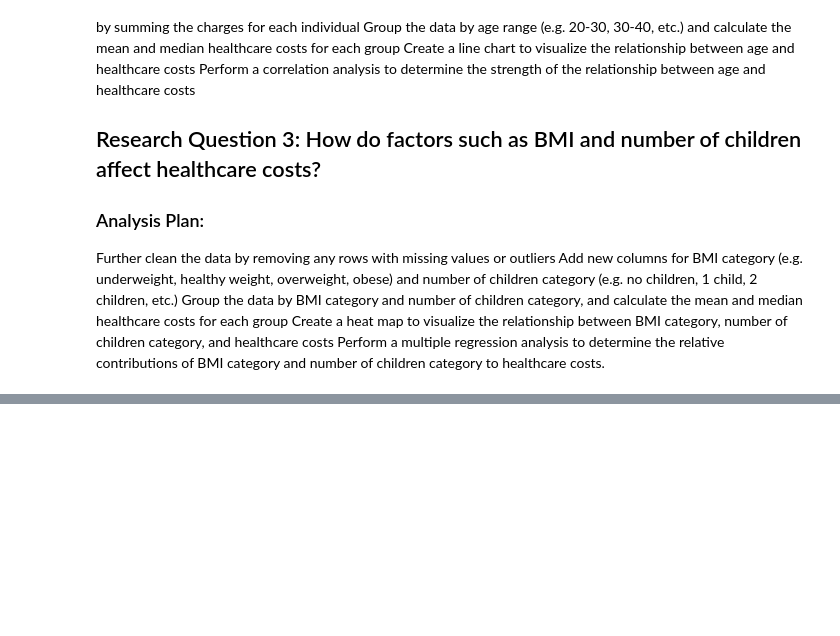
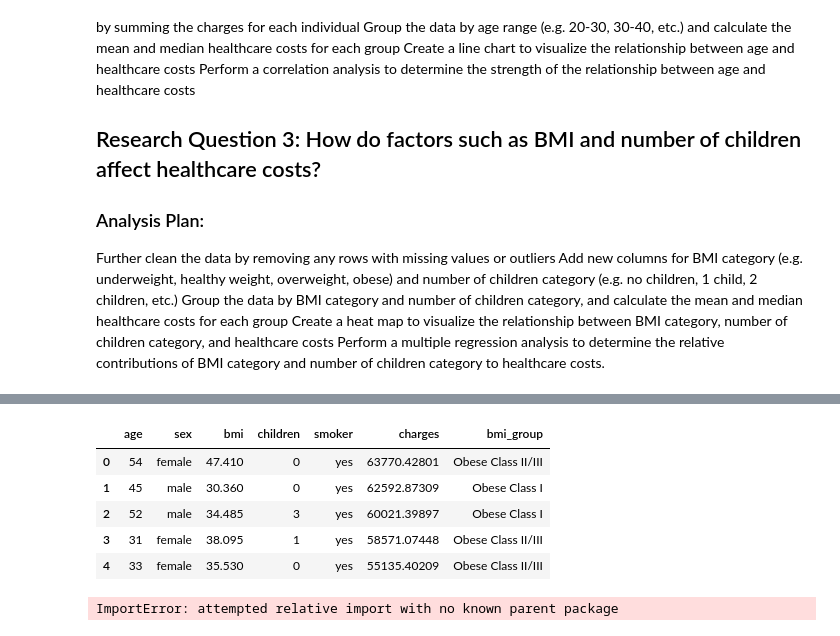
Before and after one commit to ubco-W2022T2-data301/project-group-group25, a Jupyter notebook: analysis/analysis1.ipynb, the cells around one changed output, grey strips where cells are left out. Cells and saved outputs as stored; diff of their text form; code cells hidden in the pictures; blank space fills up the shorter version.

```diff
--- a/analysis/analysis1.ipynb
+++ b/analysis/analysis1.ipynb
@@ -149,0 +192,42 @@ Perform a multiple regression analysis to determine the relative contributions o
+# %%
+import pandas as pd
+
+def load_and_process(url_or_path_to_csv_file):
+
+    # Method Chain 1 (Load data and deal with missing data)
+    df1 = (
+        pd.read_csv(url_or_path_to_csv_file)
+        .dropna()
+        .reset_index(drop=True)
+    )
+
+    # Method Chain 2 (Create new columns and do processing)
+    df2 = (
+        df1
+        .assign(bmi_group = lambda x: pd.cut(x['bmi'],
+                                             bins=[0,18.5,25,30,35,100],
+                                             labels=['Underweight','Normal','Overweight','Obese Class I','Obese Class II/III']))
+        .drop(columns=['region'])
+        .sort_values('charges', ascending=False)
+        .reset_index(drop=True)
+    )
+
+    # Return the latest dataframe
+    return df2
+# %%
+url = 'https://raw.githubusercontent.com/stedy/Machine-Learning-with-R-datasets/master/insurance.csv'
+insurance_df = load_and_process(url)
+insurance_df.head()
+# %% [output]
+|  | age | sex | bmi | children | smoker | charges | bmi_group |
+| 0 | 54 | female | 47.410 | 0 | yes | 63770.42801 | Obese Class II/III |
+| 1 | 45 | male | 30.360 | 0 | yes | 62592.87309 | Obese Class I |
+| 2 | 52 | male | 34.485 | 3 | yes | 60021.39897 | Obese Class I |
+| 3 | 31 | female | 38.095 | 1 | yes | 58571.07448 | Obese Class II/III |
+| 4 | 33 | female | 35.530 | 0 | yes | 55135.40209 | Obese Class II/III |
+# %%
+from .. import project_functions1 # This is called a relative import
+df = project_functions.load_and_process(url_or_path_to_csv_file)
+df
+# %% [output]
+ImportError: attempted relative import with no known parent package
```
Also changed, not shown: parts of 4 cells of this notebook.
